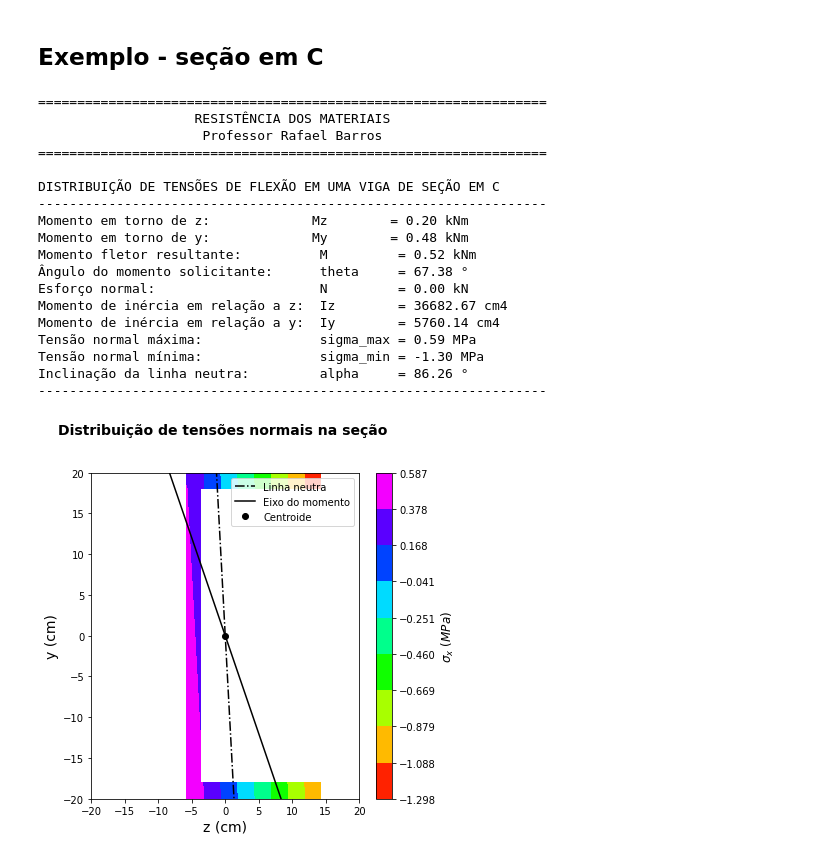
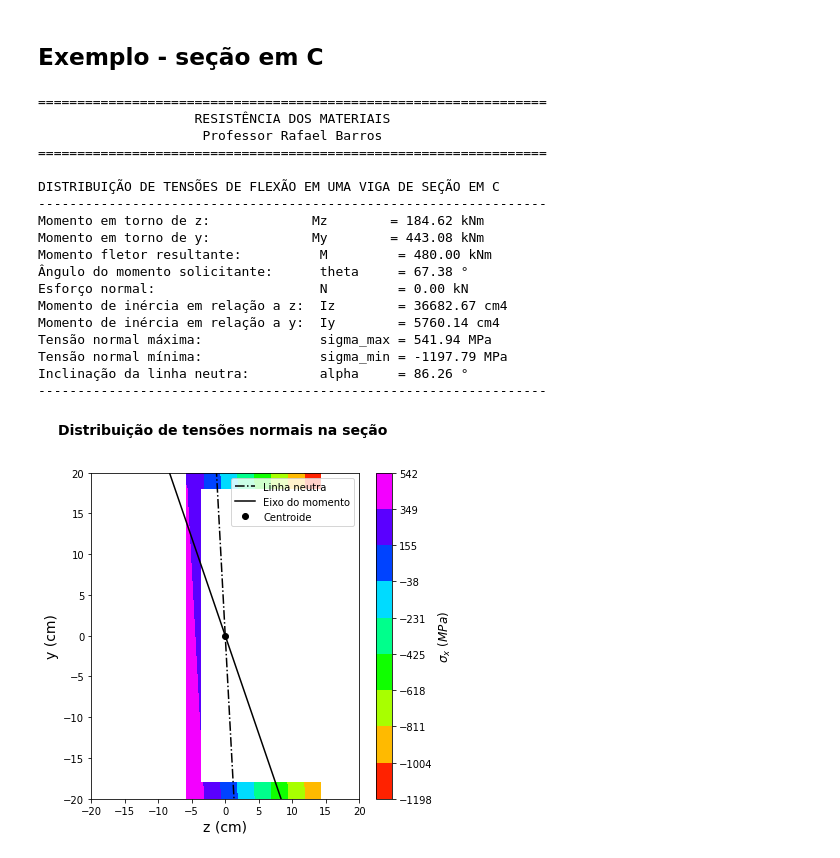
Before and after one commit to rafaelnmbarros/Calculadoras-Resistencia--dos-Materiais, a Jupyter notebook: Tensoes-em-vigas.ipynb, the cells around one changed output. Cells and saved outputs as stored; diff of their text form; code cells hidden in the pictures.

```diff
--- a/Tensoes-em-vigas.ipynb
+++ b/Tensoes-em-vigas.ipynb
@@ -89,32 +89,32 @@ Inclinação da linha neutra:         alpha     = 60.78 °
 # %%
 from FuncoesFlexao import TensFlexC
 
-d = 40
-bf = 20
-tw = 2
-tf = 2
-Mz = 0.2 #kNm (momento em torno de z: +compressão no topo, -compressão na base)
-My = 0.48 #kNm (momento em torno de y: +compressão à direita, -compressão à esquerda)
+d = 40  #Altura total, em cm
+bf = 20 #Largura da mesa, em cm
+tw = 2  #Espessura da alma, em cm
+tf = 2  #Espessura da mesa, em cm
+Mz = 184.615 #kNm (momento em torno de z: +compressão no topo, -compressão na base)
+My = 443.077 #kNm (momento em torno de y: +compressão à direita, -compressão à esquerda)
 N = 0 #kN
 
 TensFlexC(d, bf, tw, tf, Mz, My, N)
 # %% [output]
 =================================================================
                     RESISTÊNCIA DOS MATERIAIS
                      Professor Rafael Barros
 =================================================================
 
 DISTRIBUIÇÃO DE TENSÕES DE FLEXÃO EM UMA VIGA DE SEÇÃO EM C
 -----------------------------------------------------------------
-Momento em torno de z:             Mz        = 0.20 kNm
-Momento em torno de y:             My        = 0.48 kNm
-Momento fletor resultante:          M         = 0.52 kNm
+Momento em torno de z:             Mz        = 184.62 kNm
+Momento em torno de y:             My        = 443.08 kNm
+Momento fletor resultante:          M         = 480.00 kNm
 Ângulo do momento solicitante:      theta     = 67.38 °
 Esforço normal:                     N         = 0.00 kN
 Momento de inércia em relação a z:  Iz        = 36682.67 cm4
 Momento de inércia em relação a y:  Iy        = 5760.14 cm4
-Tensão normal máxima:               sigma_max = 0.59 MPa
-Tensão normal mínima:               sigma_min = -1.30 MPa
+Tensão normal máxima:               sigma_max = 541.94 MPa
+Tensão normal mínima:               sigma_min = -1197.79 MPa
 Inclinação da linha neutra:         alpha     = 86.26 °
 -----------------------------------------------------------------
-[figure, old version]
+[figure, new version]
```
